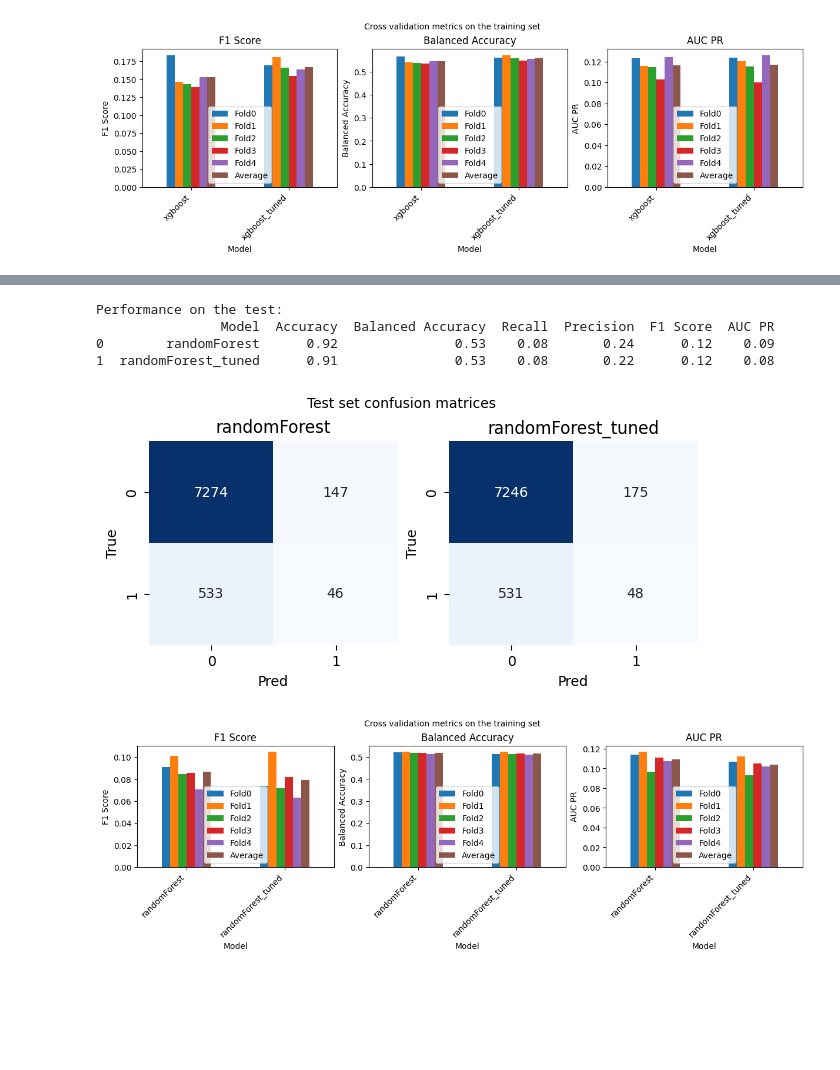
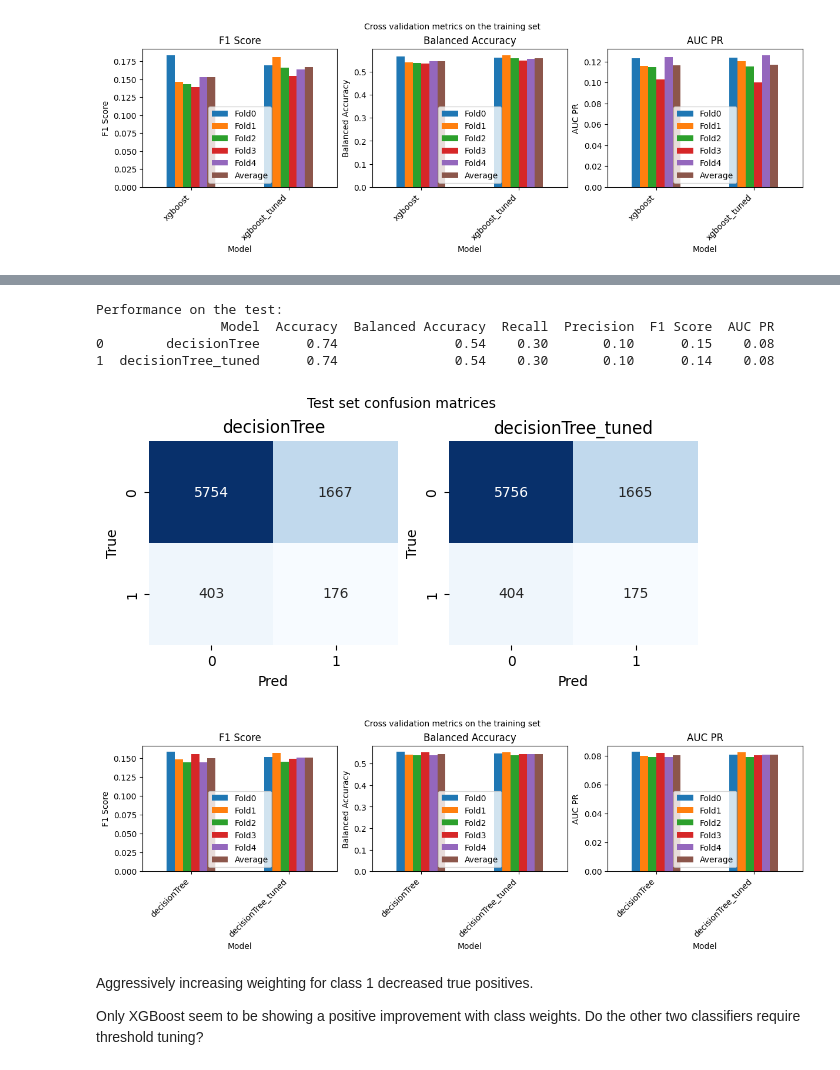
Before and after one commit to buddhiW/jw6h5r0ggDdU6IXW, a Jupyter notebook: main.ipynb, the cells around one changed output, grey strips where cells are left out. Drawn from its saved outputs; the diff is of its cells as text; code cells hidden in the pictures; blank space fills up the shorter version.

```diff
--- a/main.ipynb
+++ b/main.ipynb
@@ -154,7 +154,7 @@ y_test shape:  (8000,)
 #     best_accuracy, best_seed = best_seeds[model]
 #     print(f"{model}: {count} times, Best Accuracy: {best_accuracy:.4f}, Best Seed: {best_seed}")
 # %%
-clf = LazyClassifier(verbose=-1,ignore_warnings=True, predictions=True, random_state=seed, custom_metric=recall_score)
-models,predictions = clf.fit(X_train, X_test, y_train, y_test)
+# clf = LazyClassifier(verbose=-1,ignore_warnings=True, predictions=True, random_state=seed, custom_metric=recall_score)
+# models,predictions = clf.fit(X_train, X_test, y_train, y_test)
 
-models
+# models
@@ -685,18 +751,26 @@ Performance on the test:
 # %%
-model_tuned= RandomForestClassifier(class_weight='balanced_subsample', random_state=seed)
-model = RandomForestClassifier(random_state=seed)
-classifiers = {'randomForest': model,
-              'randomForest_tuned': model_tuned}
+smote = SMOTE(random_state=seed, sampling_strategy=0.5)
+resample = SMOTEENN(smote=smote, enn=EditedNearestNeighbours(sampling_strategy='majority'))
+preprocessing = [('r', resample)]
+
+model_tuned= DecisionTreeClassifier(class_weight='balanced', random_state=seed)
+model = DecisionTreeClassifier(random_state=seed)
+classifiers = {'decisionTree': model,
+              'decisionTree_tuned': model_tuned}
 
 cross_val_f1_df, cross_val_bAcc_df, cross_val_aucpr_df, metrics_df, cm = evaluate_models(
-    classifiers, X_train, y_train, X_test, y_test, seed=seed)
+    classifiers, X_train, y_train, X_test, y_test, preprocessing=preprocessing, seed=seed)
 
 plot_cross_val_metrics(classifiers, cross_val_f1_df, cross_val_bAcc_df, cross_val_aucpr_df, metrics_df, cm)
 # %% [output]
 Performance on the test:
                 Model  Accuracy  Balanced Accuracy  Recall  Precision  F1 Score  AUC PR
-0        randomForest      0.92               0.53    0.08       0.24      0.12    0.09
-1  randomForest_tuned      0.91               0.53    0.08       0.22      0.12    0.08
+0        decisionTree      0.74               0.54    0.30       0.10      0.15    0.08
+1  decisionTree_tuned      0.74               0.54    0.30       0.10      0.14    0.08
-[figure, old version]
+[figure, new version]
-[figure, old version]
+[figure, new version]
+# %% [markdown]
+Aggressively increasing weighting for class 1 decreased true positives.
+
+Only XGBoost seem to be showing a positive improvement with class weights. Do the other two classifiers require threshold tuning?
 # %%
```
Also changed, not shown: parts of 16 cells of this notebook.
